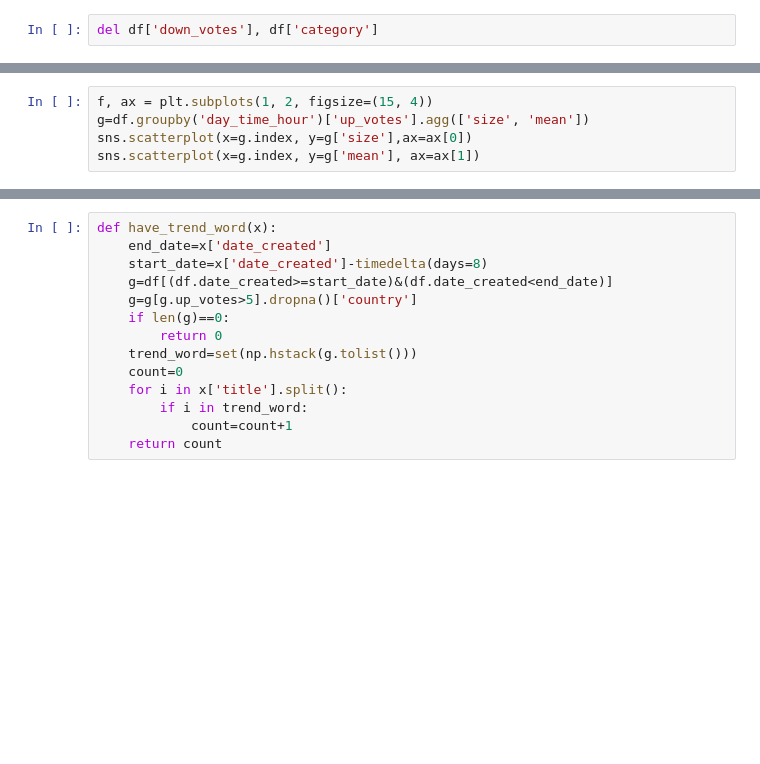
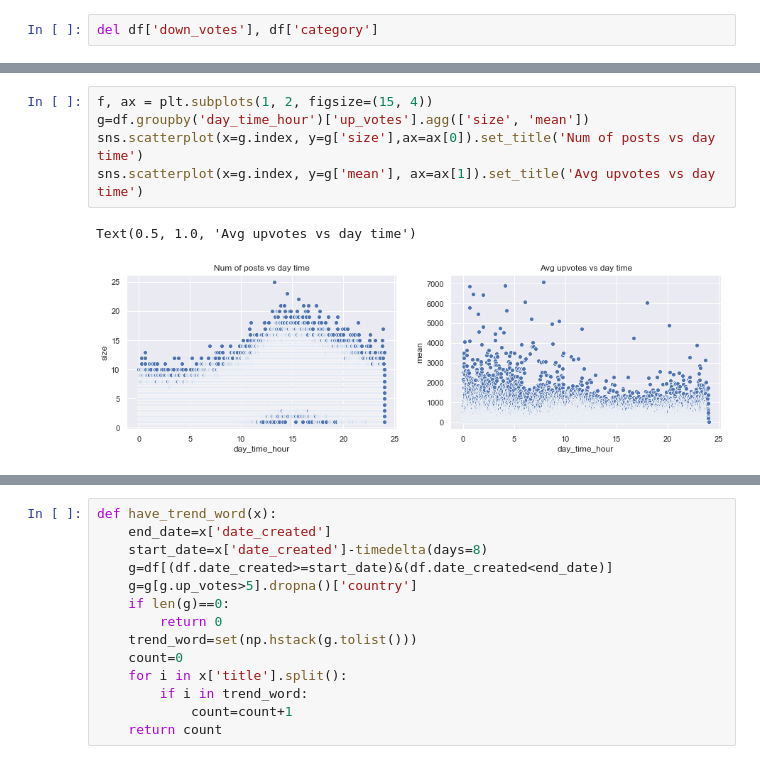
Before and after one commit to msps9341012/DS-Challenge, a Jupyter notebook: Result.ipynb, the cells around one changed output, grey strips where cells are left out. Saved outputs shown, nothing was run; the diff lists cells and outputs as text; blank space fills up the shorter version.

```diff
--- a/Result.ipynb
+++ b/Result.ipynb
@@ -89,5 +131,8 @@ sns.barplot(x=g.index,y=g['mean'],ax=ax[1]).set_title('Avg upvotes vs Year')
 # %%
 f, ax = plt.subplots(1, 2, figsize=(15, 4))
 g=df.groupby('day_time_hour')['up_votes'].agg(['size', 'mean'])
-sns.scatterplot(x=g.index, y=g['size'],ax=ax[0])
-sns.scatterplot(x=g.index, y=g['mean'], ax=ax[1])
+sns.scatterplot(x=g.index, y=g['size'],ax=ax[0]).set_title('Num of posts vs day time')
+sns.scatterplot(x=g.index, y=g['mean'], ax=ax[1]).set_title('Avg upvotes vs day time')
+# %% [output]
+Text(0.5, 1.0, 'Avg upvotes vs day time')
+[figure, added]
```
Also changed, not shown: parts of 129 cells of this notebook, 1 other file.
